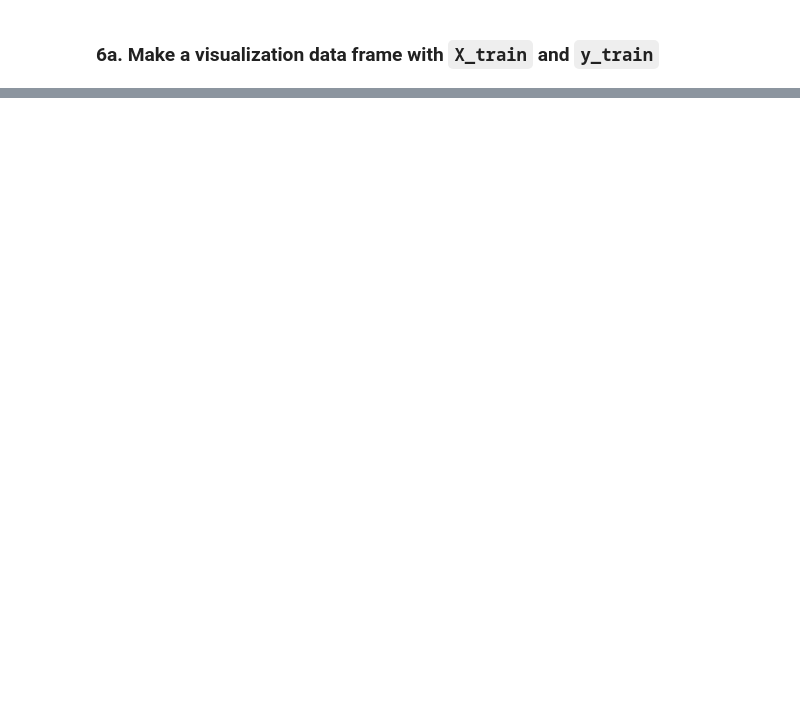
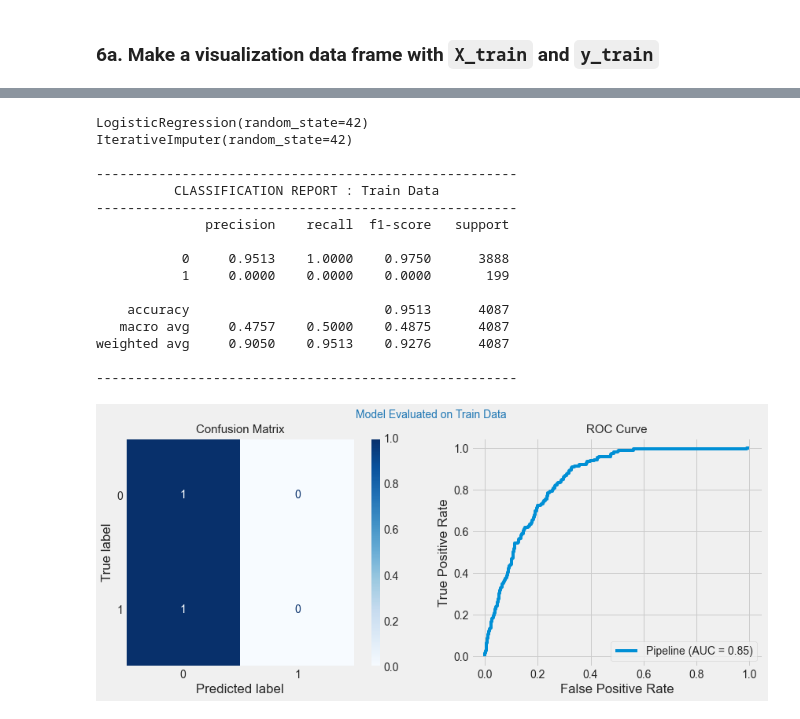
Before and after one commit to AgathaZareth/Stroke_Prediction, a Jupyter notebook: Notebook.ipynb, the cells around one changed output, grey strips where cells are left out. Saved outputs shown, nothing was run; the diff lists cells and outputs as text; code cells hidden in the pictures; blank space fills up the shorter version.

Commit message:
finished first loop through models, found top 5

```diff
--- a/Notebook.ipynb
+++ b/Notebook.ipynb
@@ -557,22 +307,0 @@ print("ran")
-# %%
-cat_column_indices = [X_train.columns.get_loc(c) \
-                      for c in X_train.columns \
-                      if c in X_train.select_dtypes('object').columns]
-
-p_dic = {'model__criterion': ['gini', 'entropy'],
- 'model__max_depth': [1, 2],
- 'model__min_samples_split': [2,10],
- 'model__min_samples_leaf': [1, 6]}
-
-model = DecisionTreeClassifier(random_state=seed)
-
-imputer=IterativeImputer(random_state=seed)
-smote=SMOTENC(categorical_features=cat_column_indices, random_state=seed)
-scaler=StandardScaler()
-#grid_search=True
-#param_dict=None,
-#use_test_data=False,
-#show_classification_report=False,
-#show_thresholds_table=False,
-#show_plots=False,
-#display_labels=None):
@@ -605,0 +839,25 @@ why this final model? What is so great about it. how does it solve business prob
+# %%
+model3 = LogisticRegression(random_state=seed)
+# %%
+show_model3 = check_model(model3,
+                          imputer=imputer,
+                          show_classification_report=True,
+                          show_plots=True)
+# %% [output]
+LogisticRegression(random_state=42)
+IterativeImputer(random_state=42)
+
+------------------------------------------------------
+          CLASSIFICATION REPORT : Train Data
+------------------------------------------------------
+              precision    recall  f1-score   support
+
+           0     0.9513    1.0000    0.9750      3888
+           1     0.0000    0.0000    0.0000       199
+
+    accuracy                         0.9513      4087
+   macro avg     0.4757    0.5000    0.4875      4087
+weighted avg     0.9050    0.9513    0.9276      4087
+
+------------------------------------------------------
+[figure, added]
```
Also changed, not shown: parts of 86 cells of this notebook.
